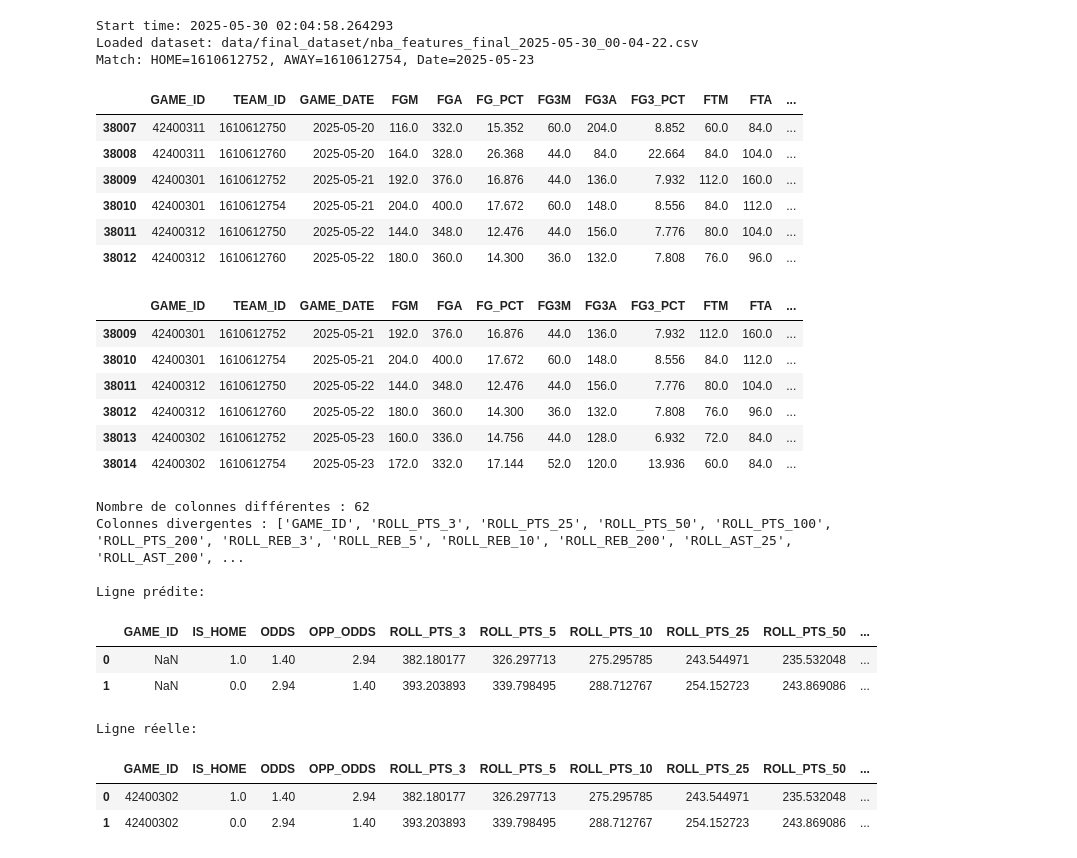
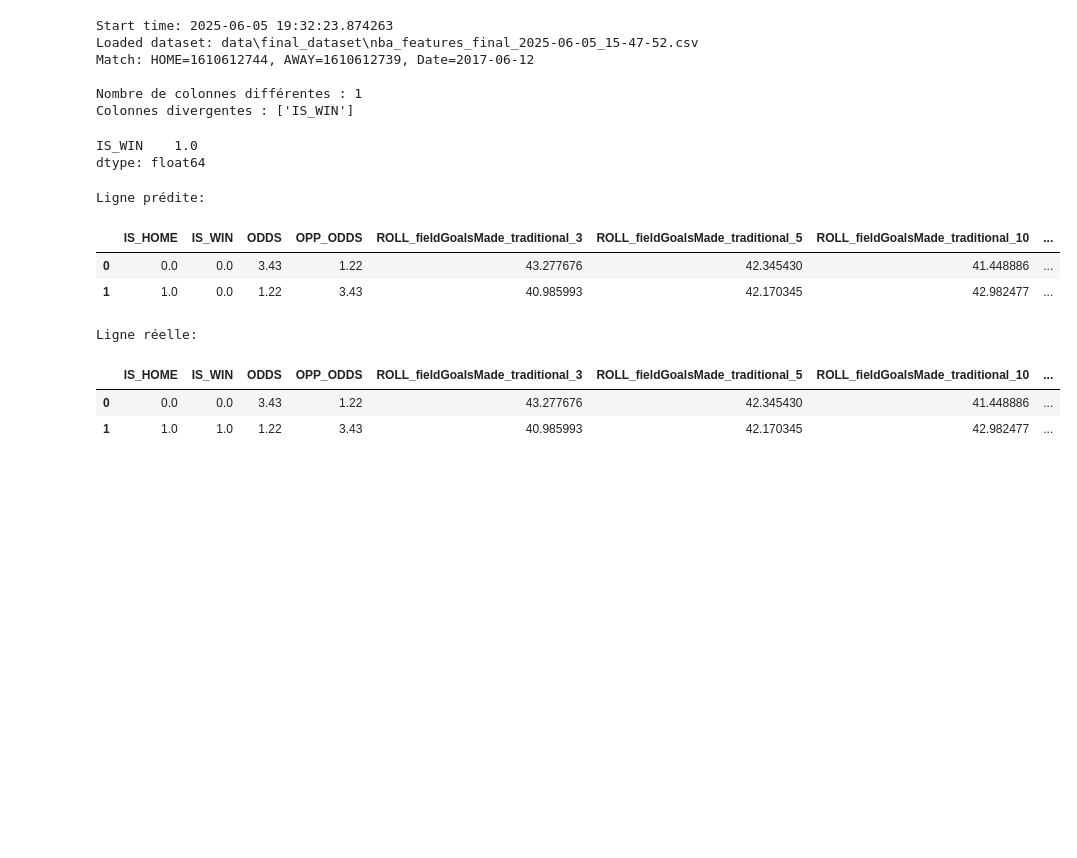
Before and after one commit to SirGenkii/NBA_Predictor, a Jupyter notebook: 06_test_prediction.ipynb, the cells around one changed output. Drawn from its saved outputs; the diff is of its cells as text; code cells hidden in the pictures; blank space fills up the shorter version.

Commit message:
perfect prediction generation on 2 last lines of finale noclean dataset

```diff
--- a/06_test_prediction.ipynb
+++ b/06_test_prediction.ipynb
@@ -35,66 +35,56 @@ print(f"Match: HOME={home_id}, AWAY={away_id}, Date={real_match_date.date()}")
 
 #remove 2 last rows
 cut_df = full_df.iloc[:-2].copy()
 
-display(cut_df.tail(6))
-display(full_df.tail(6))
+# display(cut_df.tail(6))
+# display(full_df.tail(6))
 
 # 🔁 Reconstruction des lignes à prédire
 predicted_rows = build_prediction_rows(home_team_id=home_id, away_team_id=away_id, home_odds=home_odds,away_odds=away_odds, dataset=cut_df, match_date=real_match_date)
 
 # 🧹 Préparation des lignes pour comparaison
-drop_cols = ['TEAM_ID','OPP_TEAM_ID','SEASON','GAME_DATE','IS_WIN']
+drop_cols = features_to_roll + COLS_MATCH_REAL + COLS_TO_DROP_TARGET_IS_WIN
 
 
-real_clean = real_last_rows.drop(columns=drop_cols, errors='ignore').drop(columns=COLS_MATCH_REAL, errors='ignore').reset_index(drop=True)
-pred_clean = predicted_rows.drop(columns=drop_cols, errors='ignore').drop(columns=COLS_MATCH_REAL, errors='ignore').reset_index(drop=True)
+real_clean = real_last_rows.drop(columns=drop_cols, errors='ignore').reset_index(drop=True)
+pred_clean = predicted_rows.drop(columns=drop_cols, errors='ignore').reset_index(drop=True)
 
 # 📏 Alignement des colonnes
 common_cols = [col for col in real_clean.columns if col in pred_clean.columns]
 real_clean = real_clean[common_cols]
 pred_clean = pred_clean[common_cols]
 
-# 🔍 Comparaison
-diff = (real_clean != pred_clean).sum()
-diff_summary = diff[diff > 0]
+# 🔍 Comparaison for floats and ints
+diff = (pred_clean - real_clean).abs().sum()
+diff_summary = diff[diff > 0.001].sort_values(ascending=False)
 print(f"\nNombre de colonnes différentes : {len(diff_summary)}")
 print("Colonnes divergentes :", diff_summary.index.tolist())
+
+display(diff_summary)
 
 print("\nLigne prédite:")
 display(pred_clean)
 print("\nLigne réelle:")
 display(real_clean)
 
 # 🕒 Fin
 end_time = datetime.now()
 print("End time:", end_time)
 print("Duration:", end_time - start_time)
 # %% [output]
-Start time: 2025-05-30 02:04:58.264293
-Loaded dataset: data/final_dataset/nba_features_final_2025-05-30_00-04-22.csv
-Match: HOME=1610612752, AWAY=1610612754, Date=2025-05-23
+Start time: 2025-06-05 19:32:23.874263
+Loaded dataset: data\final_dataset\nba_features_final_2025-06-05_15-47-52.csv
+Match: HOME=1610612744, AWAY=1610612739, Date=2017-06-12
+
+Nombre de colonnes différentes : 1
+Colonnes divergentes : ['IS_WIN']
+IS_WIN    1.0
+dtype: float64
+Ligne prédite:
-|  | GAME_ID | TEAM_ID | GAME_DATE | FGM | FGA | FG_PCT | FG3M | FG3A | FG3_PCT | FTM | FTA | ... |
-| 38007 | 42400311 | 1610612750 | 2025-05-20 | 116.0 | 332.0 | 15.352 | 60.0 | 204.0 | 8.852 | 60.0 | 84.0 | ... |
-| 38008 | 42400311 | 1610612760 | 2025-05-20 | 164.0 | 328.0 | 26.368 | 44.0 | 84.0 | 22.664 | 84.0 | 104.0 | ... |
-| 38009 | 42400301 | 1610612752 | 2025-05-21 | 192.0 | 376.0 | 16.876 | 44.0 | 136.0 | 7.932 | 112.0 | 160.0 | ... |
-| 38010 | 42400301 | 1610612754 | 2025-05-21 | 204.0 | 400.0 | 17.672 | 60.0 | 148.0 | 8.556 | 84.0 | 112.0 | ... |
-| 38011 | 42400312 | 1610612750 | 2025-05-22 | 144.0 | 348.0 | 12.476 | 44.0 | 156.0 | 7.776 | 80.0 | 104.0 | ... |
-| 38012 | 42400312 | 1610612760 | 2025-05-22 | 180.0 | 360.0 | 14.300 | 36.0 | 132.0 | 7.808 | 76.0 | 96.0 | ... |
+|  | IS_HOME | IS_WIN | ODDS | OPP_ODDS | ROLL_fieldGoalsMade_traditional_3 | ROLL_fieldGoalsMade_traditional_5 | ROLL_fieldGoalsMade_traditional_10 | ... |
+| 0 | 0.0 | 0.0 | 3.43 | 1.22 | 43.277676 | 42.345430 | 41.448886 | ... |
+| 1 | 1.0 | 0.0 | 1.22 | 3.43 | 40.985993 | 42.170345 | 42.982477 | ... |
+Ligne réelle:
-|  | GAME_ID | TEAM_ID | GAME_DATE | FGM | FGA | FG_PCT | FG3M | FG3A | FG3_PCT | FTM | FTA | ... |
-| 38009 | 42400301 | 1610612752 | 2025-05-21 | 192.0 | 376.0 | 16.876 | 44.0 | 136.0 | 7.932 | 112.0 | 160.0 | ... |
-| 38010 | 42400301 | 1610612754 | 2025-05-21 | 204.0 | 400.0 | 17.672 | 60.0 | 148.0 | 8.556 | 84.0 | 112.0 | ... |
-| 38011 | 42400312 | 1610612750 | 2025-05-22 | 144.0 | 348.0 | 12.476 | 44.0 | 156.0 | 7.776 | 80.0 | 104.0 | ... |
-| 38012 | 42400312 | 1610612760 | 2025-05-22 | 180.0 | 360.0 | 14.300 | 36.0 | 132.0 | 7.808 | 76.0 | 96.0 | ... |
-| 38013 | 42400302 | 1610612752 | 2025-05-23 | 160.0 | 336.0 | 14.756 | 44.0 | 128.0 | 6.932 | 72.0 | 84.0 | ... |
-| 38014 | 42400302 | 1610612754 | 2025-05-23 | 172.0 | 332.0 | 17.144 | 52.0 | 120.0 | 13.936 | 60.0 | 84.0 | ... |
+|  | IS_HOME | IS_WIN | ODDS | OPP_ODDS | ROLL_fieldGoalsMade_traditional_3 | ROLL_fieldGoalsMade_traditional_5 | ROLL_fieldGoalsMade_traditional_10 | ... |
+| 0 | 0.0 | 0.0 | 3.43 | 1.22 | 43.277676 | 42.345430 | 41.448886 | ... |
+| 1 | 1.0 | 1.0 | 1.22 | 3.43 | 40.985993 | 42.170345 | 42.982477 | ... |
-Nombre de colonnes différentes : 62
-Colonnes divergentes : ['GAME_ID', 'ROLL_PTS_3', 'ROLL_PTS_25', 'ROLL_PTS_50', 'ROLL_PTS_100', 'ROLL_PTS_200', 'ROLL_REB_3', 'ROLL_REB_5', 'ROLL_REB_10', 'ROLL_REB_200', 'ROLL_AST_25', 'ROLL_AST_200', ...
-
-Ligne prédite:
-|  | GAME_ID | IS_HOME | ODDS | OPP_ODDS | ROLL_PTS_3 | ROLL_PTS_5 | ROLL_PTS_10 | ROLL_PTS_25 | ROLL_PTS_50 | ... |
-| 0 | NaN | 1.0 | 1.40 | 2.94 | 382.180177 | 326.297713 | 275.295785 | 243.544971 | 235.532048 | ... |
-| 1 | NaN | 0.0 | 2.94 | 1.40 | 393.203893 | 339.798495 | 288.712767 | 254.152723 | 243.869086 | ... |
-Ligne réelle:
-|  | GAME_ID | IS_HOME | ODDS | OPP_ODDS | ROLL_PTS_3 | ROLL_PTS_5 | ROLL_PTS_10 | ROLL_PTS_25 | ROLL_PTS_50 | ... |
-| 0 | 42400302 | 1.0 | 1.40 | 2.94 | 382.180177 | 326.297713 | 275.295785 | 243.544971 | 235.532048 | ... |
-| 1 | 42400302 | 0.0 | 2.94 | 1.40 | 393.203893 | 339.798495 | 288.712767 | 254.152723 | 243.869086 | ... |
```
Also changed, not shown: parts of 1 cell of this notebook, 9 other files.
